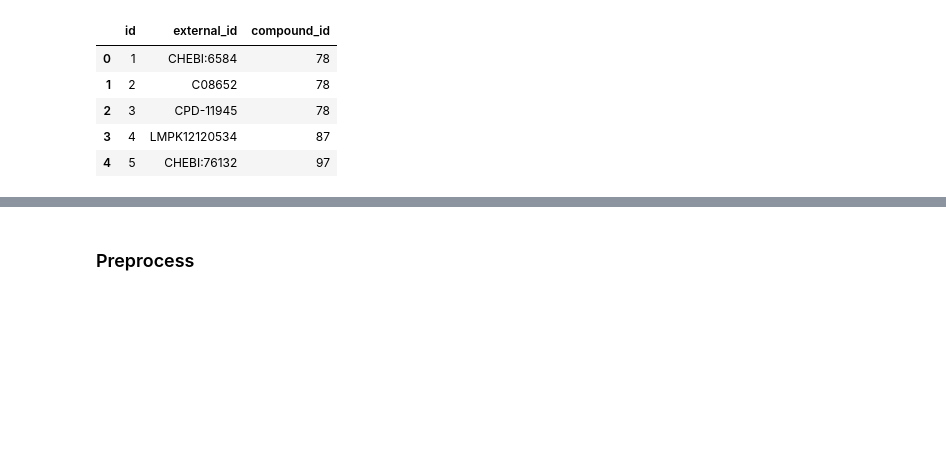
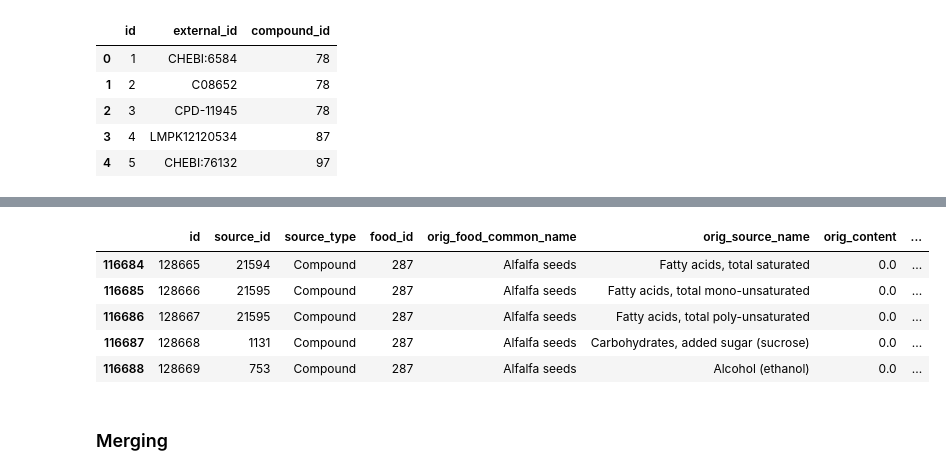
Before and after one commit to marketakrenkova/drug-interaction-prediction, a Jupyter notebook: foodb.ipynb, the cells around one changed output, grey strips where cells are left out. Cells and saved outputs as stored; diff of their text form; code cells hidden in the pictures; blank space fills up the shorter version.

```diff
--- a/foodb.ipynb
+++ b/foodb.ipynb
@@ -255,2 +278,15 @@ content.head()
+# %%
+# join all content columns into one - orig_content (or different if orig_content is missing)
+# -> I can use only orig_content
+
+content.drop(['orig_min', 'orig_max', 'standard_content'], axis=1, inplace=True)
+content.head()
+# %% [output]
+|  | id | source_id | source_type | food_id | orig_food_common_name | orig_source_name | orig_content | ... |
+| 116684 | 128665 | 21594 | Compound | 287 | Alfalfa seeds | Fatty acids, total saturated | 0.0 | ... |
+| 116685 | 128666 | 21595 | Compound | 287 | Alfalfa seeds | Fatty acids, total mono-unsaturated | 0.0 | ... |
+| 116686 | 128667 | 21595 | Compound | 287 | Alfalfa seeds | Fatty acids, total poly-unsaturated | 0.0 | ... |
+| 116687 | 128668 | 1131 | Compound | 287 | Alfalfa seeds | Carbohydrates, added sugar (sucrose) | 0.0 | ... |
+| 116688 | 128669 | 753 | Compound | 287 | Alfalfa seeds | Alcohol (ethanol) | 0.0 | ... |
 # %% [markdown]
-### Preprocess
+### Merging
```
Also changed, not shown: parts of 13 cells of this notebook.
